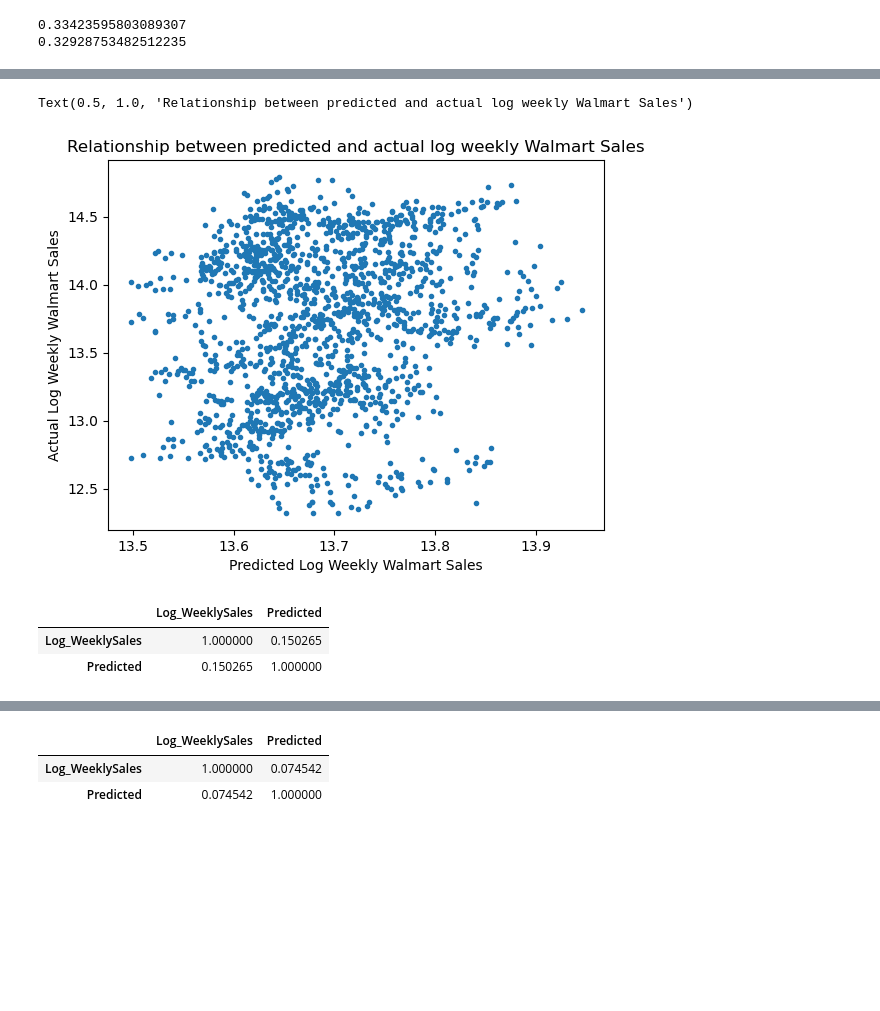
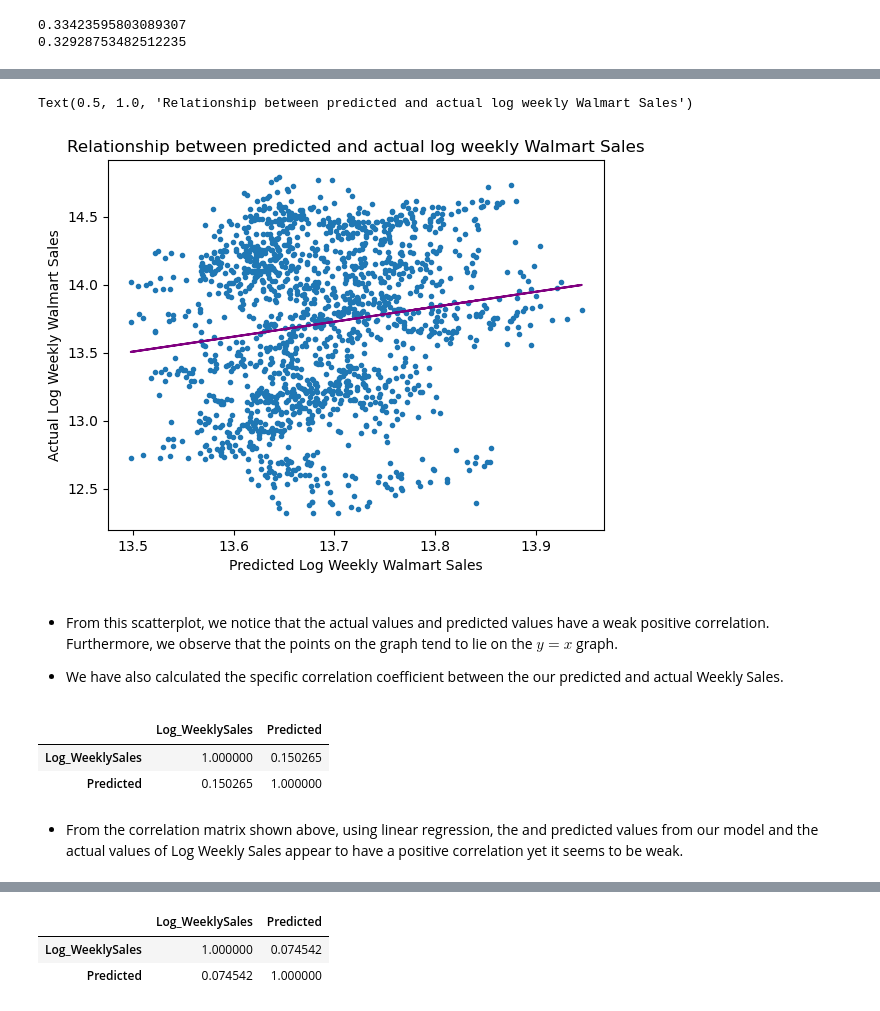
Before and after one commit to tuanqpham/walmart_regression, a Jupyter notebook: Final Report.ipynb, the cells around one changed output, grey strips where cells are left out. Drawn from its saved outputs; the diff is of its cells as text; code cells hidden in the pictures; blank space fills up the shorter version.

```diff
--- a/Final Report.ipynb
+++ b/Final Report.ipynb
@@ -214,11 +217,17 @@ print(mse_test)
 # %%
 plt.plot(model.predict(X_test), y_test, ".")
+m, b = np.polyfit(model.predict(X_test), y_test, 1)
+plt.plot(model.predict(X_test), m*model.predict(X_test) + b, color = "purple")
 plt.xlabel("Predicted Log Weekly Walmart Sales")
 plt.ylabel("Actual Log Weekly Walmart Sales")
 plt.title("Relationship between predicted and actual log weekly Walmart Sales")
 # %% [output]
 Text(0.5, 1.0, 'Relationship between predicted and actual log weekly Walmart Sales')
-[figure, old version]
+[figure, new version]
+# %% [markdown]
+- From this scatterplot, we notice that the actual values and predicted values have a weak positive correlation. Furthermore, we observe that the points on the graph tend to lie on the $y =x$ graph.
+
+- We have also calculated the specific correlation coefficient between the our predicted and actual Weekly Sales.
 # %%
 dt = pd.DataFrame(model.predict(X_test), y_test)
 dt.rename(columns = {"Log_WeeklySales": "Actual",
@@ -227,3 +236,5 @@ dt.rename(columns = {"Log_WeeklySales": "Actual",
 |  | Log_WeeklySales | Predicted |
 | Log_WeeklySales | 1.000000 | 0.150265 |
 | Predicted | 0.150265 | 1.000000 |
+# %% [markdown]
+- From the correlation matrix shown above, using linear regression, the and predicted values from our model and the actual values of Log Weekly Sales appear to have a positive correlation yet it seems to be weak.
```
Also changed, not shown: parts of 13 cells of this notebook.
